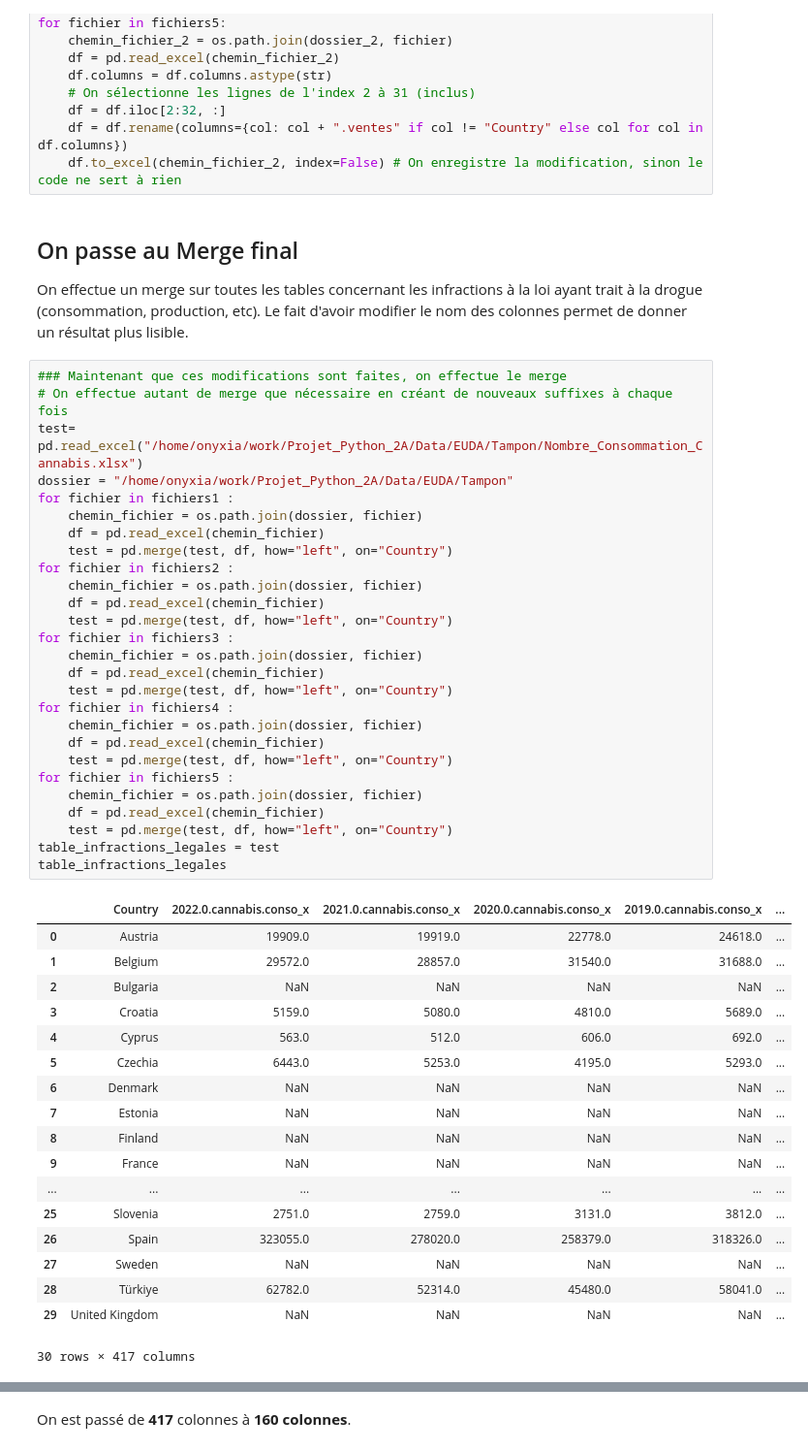
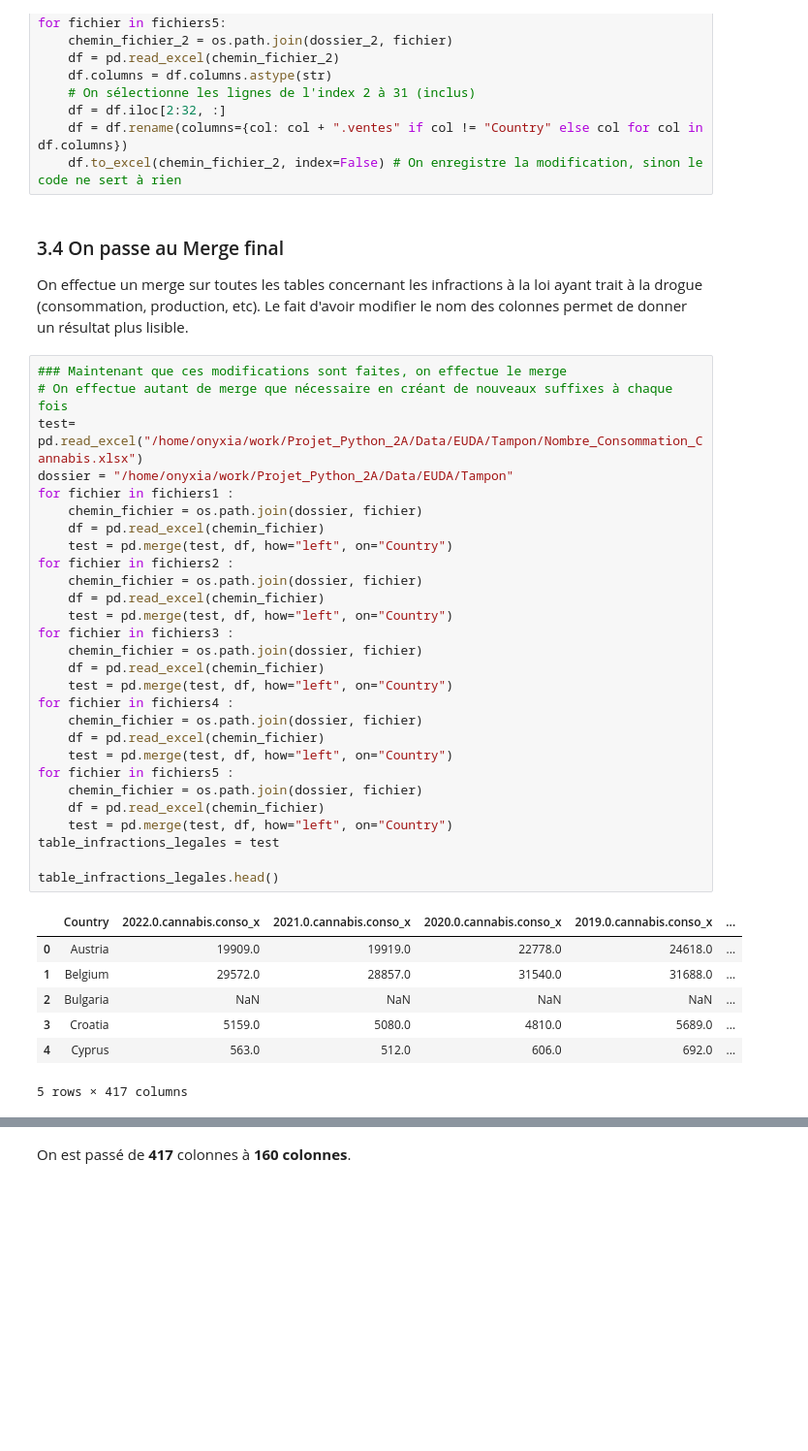
Before and after one commit to refouch/Projet_Python_2A, a Jupyter notebook: Tidy.ipynb, the cells around one changed output, grey strips where cells are left out. Shown at 97% size. Drawn from its saved outputs; the diff is of its cells as text; blank space fills up the shorter version.

```diff
--- a/Tidy.ipynb
+++ b/Tidy.ipynb
@@ -892,7 +906,7 @@ for fichier in fichiers5:
     df = df.rename(columns={col: col + ".ventes" if col != "Country" else col for col in df.columns})
     df.to_excel(chemin_fichier_2, index=False) # On enregistre la modification, sinon le code ne sert à rien
 # %% [markdown]
-## On passe au Merge final
+### 3.4 On passe au Merge final
 
 On effectue un merge sur toutes les tables concernant les infractions à la loi ayant trait à la drogue (consommation, production, etc).
 Le fait d'avoir modifier le nom des colonnes permet de donner un résultat plus lisible.
@@ -902,44 +916,34 @@ Le fait d'avoir modifier le nom des colonnes permet de donner un résultat plus
 test= pd.read_excel("/home/onyxia/work/Projet_Python_2A/Data/EUDA/Tampon/Nombre_Consommation_Cannabis.xlsx")
 dossier = "/home/onyxia/work/Projet_Python_2A/Data/EUDA/Tampon"
 for fichier in fichiers1 :
     chemin_fichier = os.path.join(dossier, fichier)
     df = pd.read_excel(chemin_fichier)
     test = pd.merge(test, df, how="left", on="Country")
 for fichier in fichiers2 :
     chemin_fichier = os.path.join(dossier, fichier)
     df = pd.read_excel(chemin_fichier)
     test = pd.merge(test, df, how="left", on="Country")
 for fichier in fichiers3 :
     chemin_fichier = os.path.join(dossier, fichier)
     df = pd.read_excel(chemin_fichier)
     test = pd.merge(test, df, how="left", on="Country")
 for fichier in fichiers4 :
     chemin_fichier = os.path.join(dossier, fichier)
     df = pd.read_excel(chemin_fichier)
     test = pd.merge(test, df, how="left", on="Country")
 for fichier in fichiers5 :
     chemin_fichier = os.path.join(dossier, fichier)
     df = pd.read_excel(chemin_fichier)
     test = pd.merge(test, df, how="left", on="Country")
 table_infractions_legales = test
-table_infractions_legales
+
+table_infractions_legales.head()
 # %% [output]
 |  | Country | 2022.0.cannabis.conso_x | 2021.0.cannabis.conso_x | 2020.0.cannabis.conso_x | 2019.0.cannabis.conso_x | ... |
 | 0 | Austria | 19909.0 | 19919.0 | 22778.0 | 24618.0 | ... |
 | 1 | Belgium | 29572.0 | 28857.0 | 31540.0 | 31688.0 | ... |
 | 2 | Bulgaria | NaN | NaN | NaN | NaN | ... |
 | 3 | Croatia | 5159.0 | 5080.0 | 4810.0 | 5689.0 | ... |
 | 4 | Cyprus | 563.0 | 512.0 | 606.0 | 692.0 | ... |
-| 5 | Czechia | 6443.0 | 5253.0 | 4195.0 | 5293.0 | ... |
-| 6 | Denmark | NaN | NaN | NaN | NaN | ... |
-| 7 | Estonia | NaN | NaN | NaN | NaN | ... |
-| 8 | Finland | NaN | NaN | NaN | NaN | ... |
-| 9 | France | NaN | NaN | NaN | NaN | ... |
-| ... | ... | ... | ... | ... | ... | ... |
-| 25 | Slovenia | 2751.0 | 2759.0 | 3131.0 | 3812.0 | ... |
-| 26 | Spain | 323055.0 | 278020.0 | 258379.0 | 318326.0 | ... |
-| 27 | Sweden | NaN | NaN | NaN | NaN | ... |
-| 28 | Türkiye | 62782.0 | 52314.0 | 45480.0 | 58041.0 | ... |
-| 29 | United Kingdom | NaN | NaN | NaN | NaN | ... |
-30 rows × 417 columns
+5 rows × 417 columns
 # %% [markdown]
```
Also changed, not shown: parts of 52 cells of this notebook.
